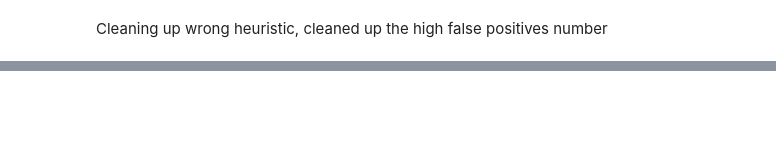
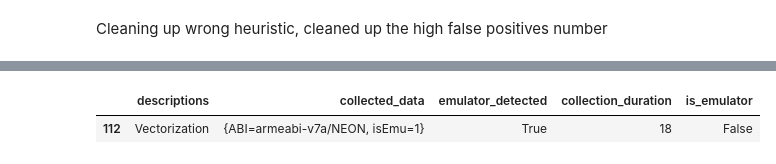
Before and after one commit to Lucas-CardosoO/android-emulator-detector, a Jupyter notebook: notebooks/EmulatorAnalysis.ipynb, the cells around one changed output, grey strips where cells are left out. Drawn from its saved outputs; the diff is of its cells as text; code cells hidden in the pictures; blank space fills up the shorter version.

```diff
--- a/notebooks/EmulatorAnalysis.ipynb
+++ b/notebooks/EmulatorAnalysis.ipynb
@@ -906,0 +903,5 @@ real_devices_detected_methods
+# %%
+real_devices_df[real_devices_df['collected_data'] == '{ABI=armeabi-v7a/NEON, isEmu=1}']
+# %% [output]
+|  | descriptions | collected_data | emulator_detected | collection_duration | is_emulator |
+| 112 | Vectorization | {ABI=armeabi-v7a/NEON, isEmu=1} | True | 18 | False |
```
Also changed, not shown: parts of 34 cells of this notebook.
